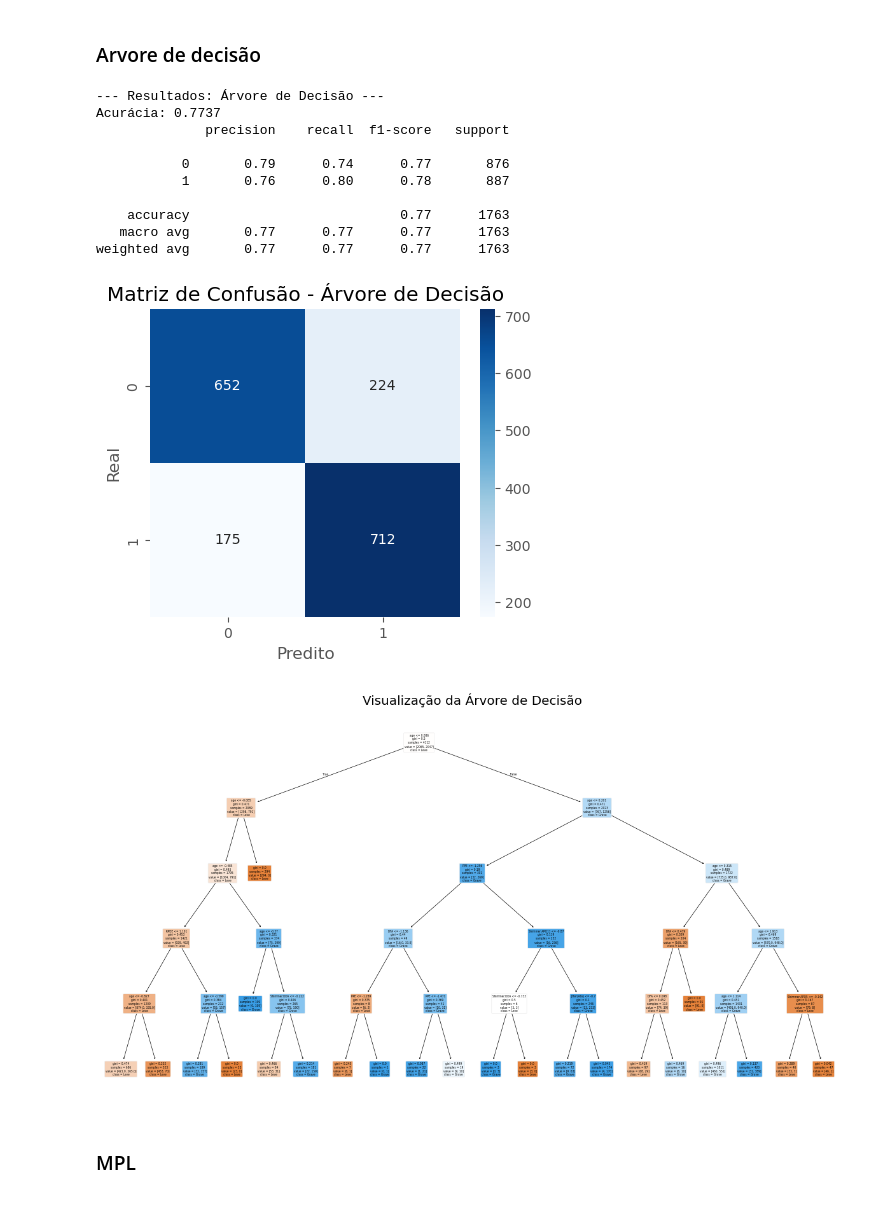
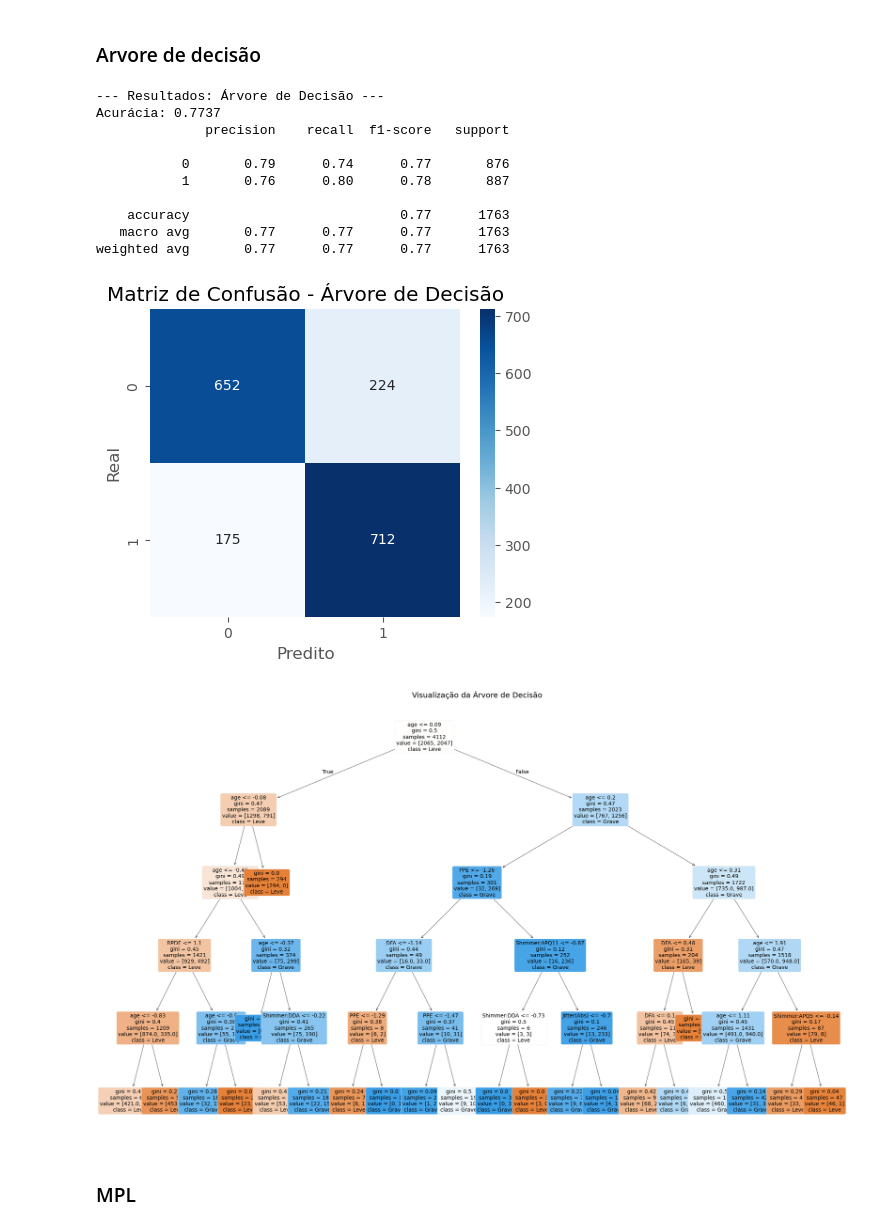
Before and after one commit to Curummin/AprendizadoSupervisionado, a Jupyter notebook: classificação/classficacao.ipynb, the cells around one changed output. Cells and saved outputs as stored; diff of their text form; code cells hidden in the pictures.

```diff
--- a/classificação/classficacao.ipynb
+++ b/classificação/classficacao.ipynb
@@ -205,25 +220,33 @@ plt.show()
 # %%
 # Árvore não exige normalização necessariamente, mas usaremos os dados scaled para manter padrão
 tree_clf = DecisionTreeClassifier(max_depth=5, random_state=42)
 modelo_tree = avaliar_modelo(tree_clf, "Árvore de Decisão", X_train_scaled, y_train, X_test_scaled, y_test)
 
-plt.figure(figsize=(15, 8))
-plot_tree(modelo_tree, feature_names=X.columns, filled=True, rounded=True, class_names=['Leve', 'Grave'])
+plt.figure(figsize=(25, 15))
+plot_tree(
+    modelo_tree,
+    feature_names=X.columns,
+    class_names=['Leve', 'Grave'],
+    filled=True,
+    rounded=True,                     fontsize=10,
+    precision=2,
+    proportion=False
+    )
 plt.title("Visualização da Árvore de Decisão")
 plt.show()
 # %% [output]
 --- Resultados: Árvore de Decisão ---
 Acurácia: 0.7737
               precision    recall  f1-score   support
 
            0       0.79      0.74      0.77       876
            1       0.76      0.80      0.78       887
 
     accuracy                           0.77      1763
    macro avg       0.77      0.77      0.77      1763
 weighted avg       0.77      0.77      0.77      1763
 [figure]
-[figure, old version]
+[figure, new version]
 # %% [markdown]
 ### MPL
 # %%
```
Also changed, not shown: parts of 10 cells of this notebook, 3 other files.
